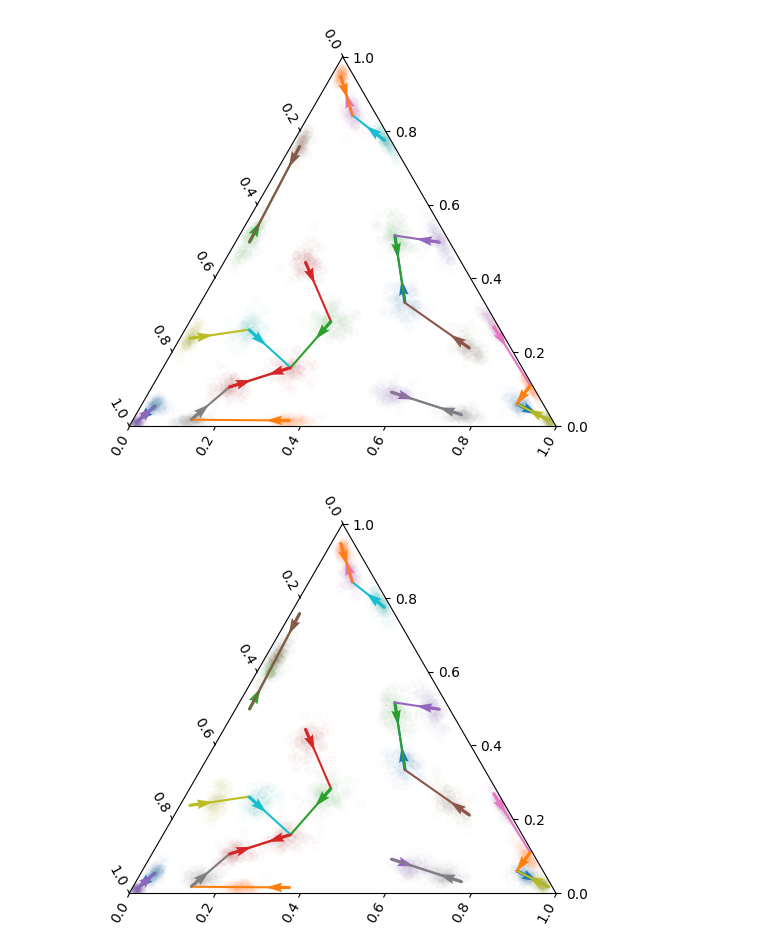
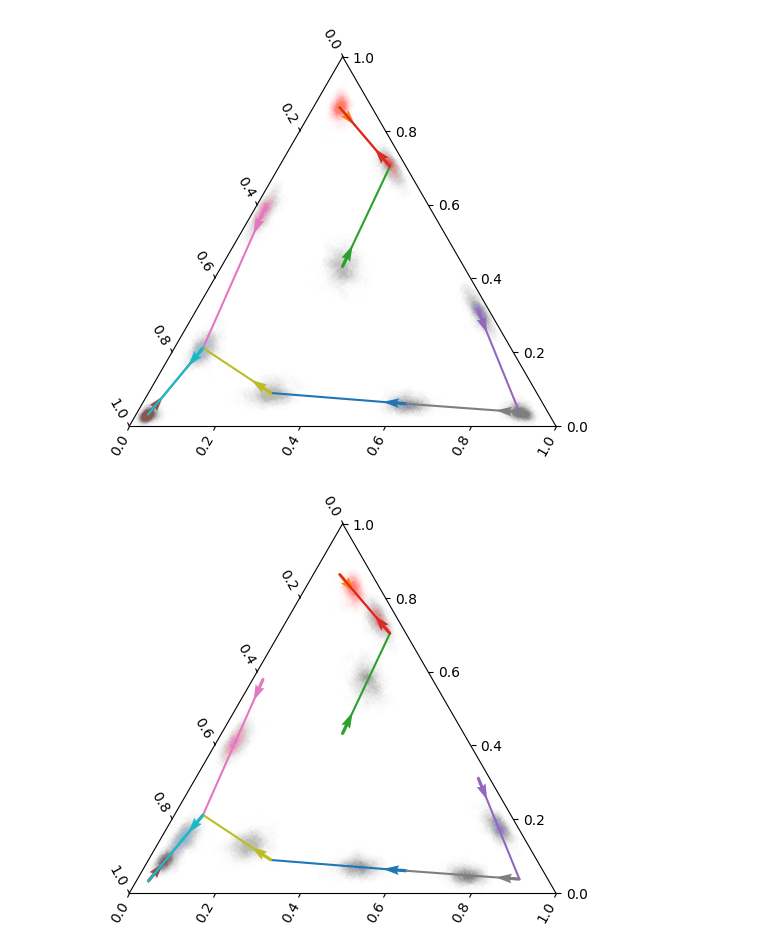
Before and after one commit to kabolat/behavio-temporal-vae, a Jupyter notebook: notebooks/user_interpolate.ipynb, the cells around one changed output. Drawn from its saved outputs; the diff is of its cells as text; code cells hidden in the pictures.

```diff
--- a/notebooks/user_interpolate.ipynb
+++ b/notebooks/user_interpolate.ipynb
@@ -36,9 +41,9 @@ distances = sym_kl_div_dirichlet(alphas[:,:,None], alphas.T[None,:,:])
 # %%
 from sklearn.cluster import AgglomerativeClustering
 
-num_stereotypes = 25
+num_stereotypes = 10
 
-clustering = AgglomerativeClustering(n_clusters=num_stereotypes, metric="precomputed", linkage="average", compute_distances=True).fit(distances)
+clustering = AgglomerativeClustering(n_clusters=num_stereotypes, metric="precomputed", linkage="average", compute_distances=True, ).fit(distances)
 labels = clustering.labels_
 # %%
 ax = plt.subplot(projection='ternary', ternary_sum=1)
@@ -54,7 +59,7 @@ for stereotype_no in range(num_stereotypes):
     stereotypes[stereotype_no] = stereotype
 # %%
 samples_stereotypes_dir = np.array([sp.stats.dirichlet(stereotype).rvs(num_samples) for stereotype in stereotypes])
-means_stereotypes_dir = [stereotype for stereotype in stereotypes]
+means_stereotypes_dir = [sp.stats.dirichlet(stereotype).mean() for stereotype in stereotypes]
 # %%
 ax = plt.subplot(projection='ternary', ternary_sum=1)
 
@@ -77,13 +82,13 @@ for stereotype in range(num_stereotypes):
 ax = plt.subplot(projection='ternary', ternary_sum=1)
 
 for stereotype_no in range(num_stereotypes):
-    ax.scatter(samples_stereotypes_dir[stereotype_no][:,0], samples_stereotypes_dir[stereotype_no][:,1], samples_stereotypes_dir[stereotype_no][:,2], label=f"Stereotype {stereotype_no}", alpha=0.01, color=f"C{stereotype_no}")
+    ax.scatter(samples_stereotypes_dir[stereotype_no][:,0], samples_stereotypes_dir[stereotype_no][:,1], samples_stereotypes_dir[stereotype_no][:,2], label=f"Stereotype {stereotype_no}", alpha=0.005, color=f"C{stereotype_no}")
     ax.quiver(means_stereotypes_dir[stereotype_no][0], means_stereotypes_dir[stereotype_no][1], means_stereotypes_dir[stereotype_no][2], means_stereotypes_dir[closest_neighbor_str[stereotype_no]][0]-means_stereotypes_dir[stereotype_no][0], means_stereotypes_dir[closest_neighbor_str[stereotype_no]][1]-means_stereotypes_dir[stereotype_no][1], means_stereotypes_dir[closest_neighbor_str[stereotype_no]][2]-means_stereotypes_dir[stereotype_no][2], color=f"C{stereotype_no}")
     ax.plot([means_stereotypes_dir[stereotype_no][0], means_stereotypes_dir[closest_neighbor_str[stereotype_no]][0]], [means_stereotypes_dir[stereotype_no][1], means_stereotypes_dir[closest_neighbor_str[stereotype_no]][1]], [means_stereotypes_dir[stereotype_no][2], means_stereotypes_dir[closest_neighbor_str[stereotype_no]][2]], color=f"C{stereotype_no}")
 # %% [output]
-[figure, old version]
+[figure, new version]
 # %%
-eps = 0.05
+eps = 0.25
 interpolation_degrees = (.5-eps) * ( (np.log(closest_distances_str) - np.min(np.log(closest_distances_str))) / (np.max(np.log(closest_distances_str)) - np.min(np.log(closest_distances_str)))) + (eps)
 stereotype_interpolates = np.zeros((num_stereotypes, n_dims))
 for stereotype in range(num_stereotypes):
@@ -93,14 +99,14 @@ samples_interpolates_dir = np.array([sp.stats.dirichlet(stereotype_interpolates[
 # %%
 ax = plt.subplot(projection='ternary', ternary_sum=1)
 
 for stereotype_no in range(num_stereotypes):
-    ax.scatter(samples_interpolates_dir[stereotype_no][:,0], samples_interpolates_dir[stereotype_no][:,1], samples_interpolates_dir[stereotype_no][:,2], label=f"Stereotype {stereotype_no}", alpha=0.01, color=f"C{stereotype_no}")
+    ax.scatter(samples_interpolates_dir[stereotype_no][:,0], samples_interpolates_dir[stereotype_no][:,1], samples_interpolates_dir[stereotype_no][:,2], label=f"Stereotype {stereotype_no}", alpha=0.005, color=f"C{stereotype_no}")
     ax.quiver(means_stereotypes_dir[stereotype_no][0], means_stereotypes_dir[stereotype_no][1], means_stereotypes_dir[stereotype_no][2], means_stereotypes_dir[closest_neighbor_str[stereotype_no]][0]-means_stereotypes_dir[stereotype_no][0], means_stereotypes_dir[closest_neighbor_str[stereotype_no]][1]-means_stereotypes_dir[stereotype_no][1], means_stereotypes_dir[closest_neighbor_str[stereotype_no]][2]-means_stereotypes_dir[stereotype_no][2], color=f"C{stereotype_no}")
     ax.plot([means_stereotypes_dir[stereotype_no][0], means_stereotypes_dir[closest_neighbor_str[stereotype_no]][0]], [means_stereotypes_dir[stereotype_no][1], means_stereotypes_dir[closest_neighbor_str[stereotype_no]][1]], [means_stereotypes_dir[stereotype_no][2], means_stereotypes_dir[closest_neighbor_str[stereotype_no]][2]], color=f"C{stereotype_no}")
 
 # plt.legend()
 # %% [output]
-[figure, old version]
+[figure, new version]
 # %%
 fig, ax = plt.subplots(figsize=(100,10))
 fig.tight_layout()
```
Also changed, not shown: parts of 11 cells of this notebook, 1 other file.
